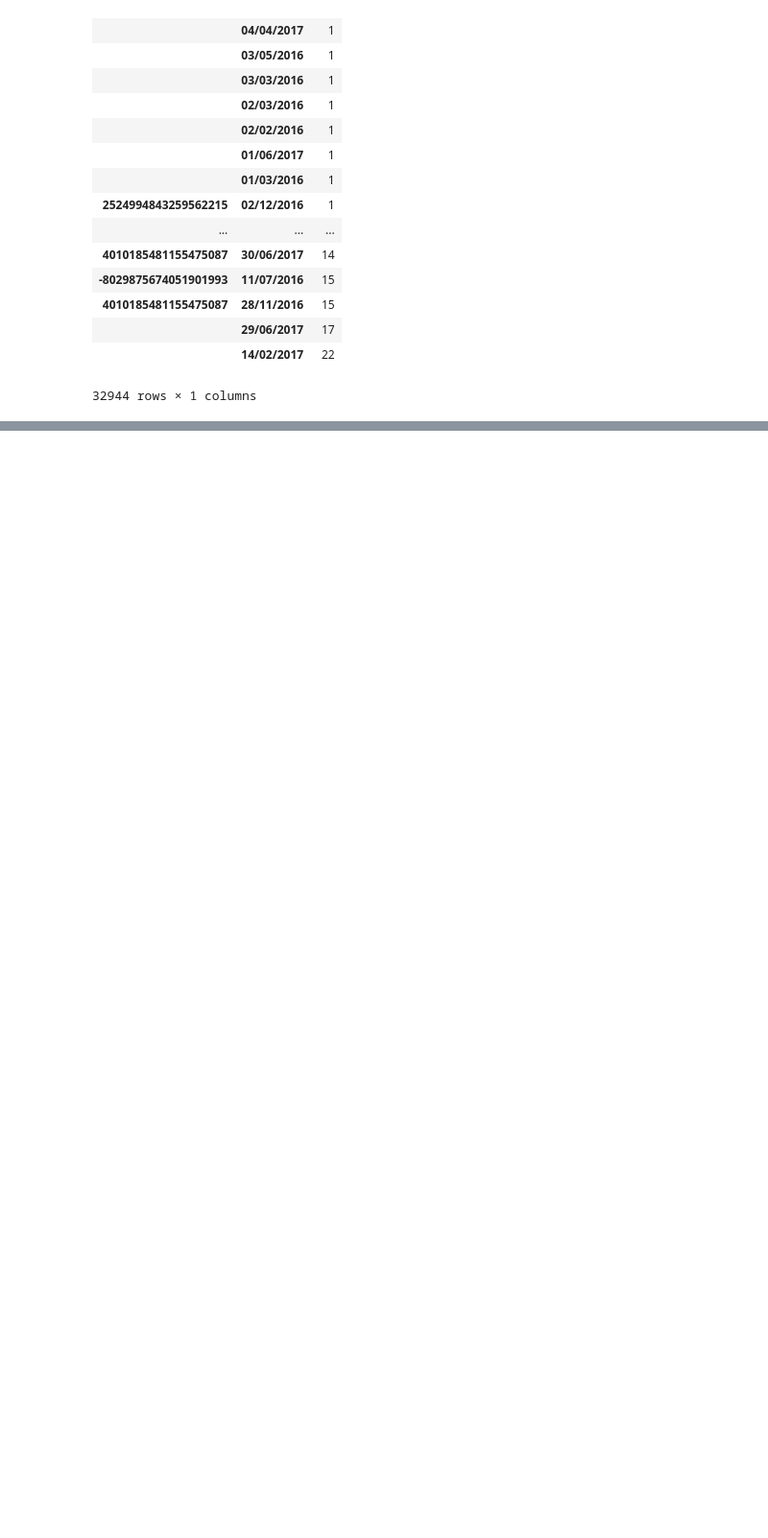
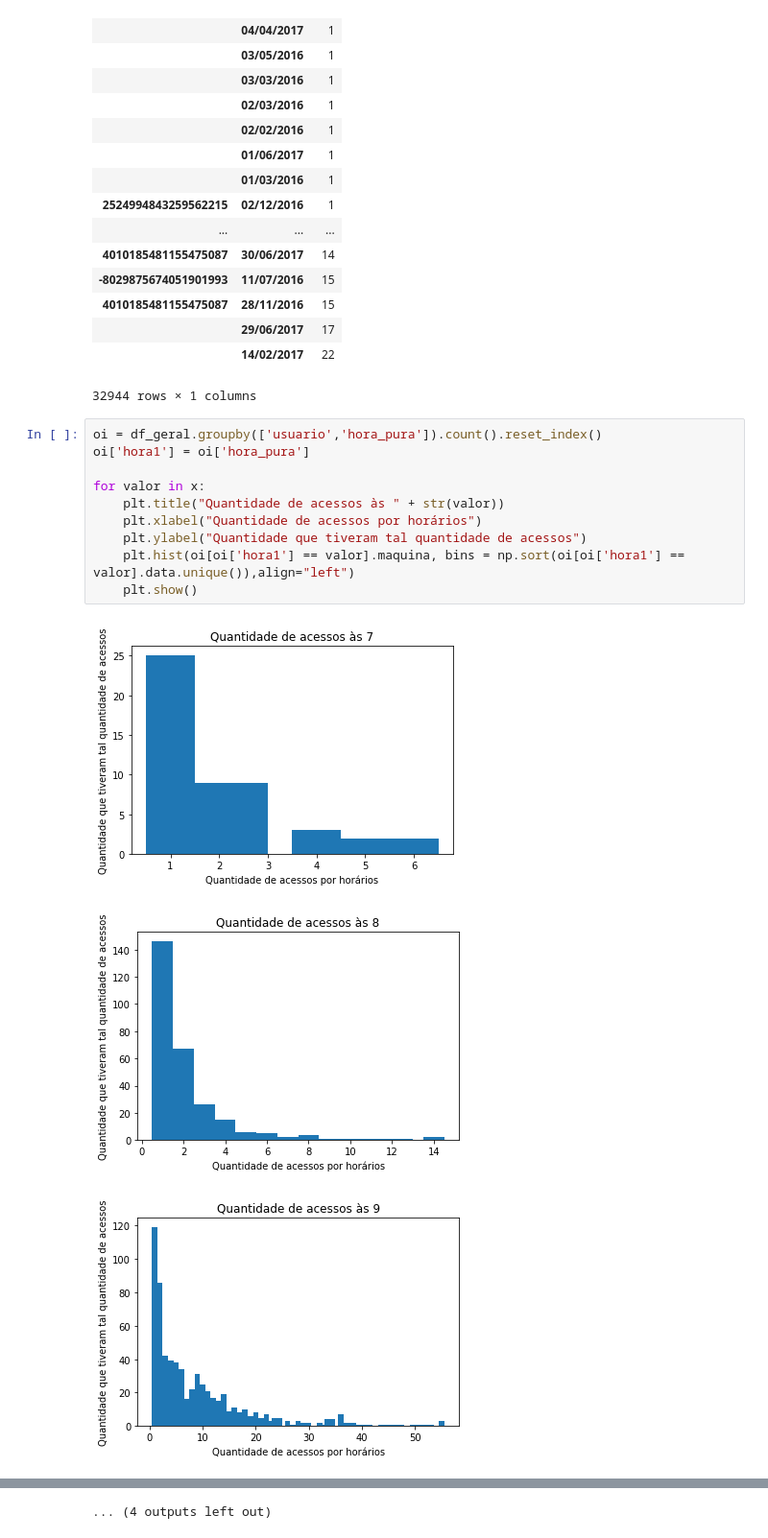
Before and after one commit to Docinho/guardiansAnalytics, a Jupyter notebook: src/analiseAluno.ipynb, the cells around one changed output, grey strips where cells are left out. Shown at 96% size. Saved outputs shown, nothing was run; the diff lists cells and outputs as text; blank space fills up the shorter version.

```diff
--- a/src/analiseAluno.ipynb
+++ b/src/analiseAluno.ipynb
@@ -399,3 +406,17 @@ df_data[['dia']].sort_values(by='dia')
 |  | 29/06/2017 | 17 |
 |  | 14/02/2017 | 22 |
 32944 rows × 1 columns
+# %%
+oi = df_geral.groupby(['usuario','hora_pura']).count().reset_index()
+oi['hora1'] = oi['hora_pura']
+
+for valor in x:
+    plt.title("Quantidade de acessos às " + str(valor))
+    plt.xlabel("Quantidade de acessos por horários")
+    plt.ylabel("Quantidade que tiveram tal quantidade de acessos")
+    plt.hist(oi[oi['hora1'] == valor].maquina, bins = np.sort(oi[oi['hora1'] == valor].data.unique()),align="left")
+    plt.show()
+# %% [output]
+[figure, added]
+[figure, added]
+[figure, added]
@@ -401,0 +432 @@ df_data[['dia']].sort_values(by='dia')
+... (4 outputs left out)
```
Also changed, not shown: parts of 12 cells of this notebook, 1 other file.
